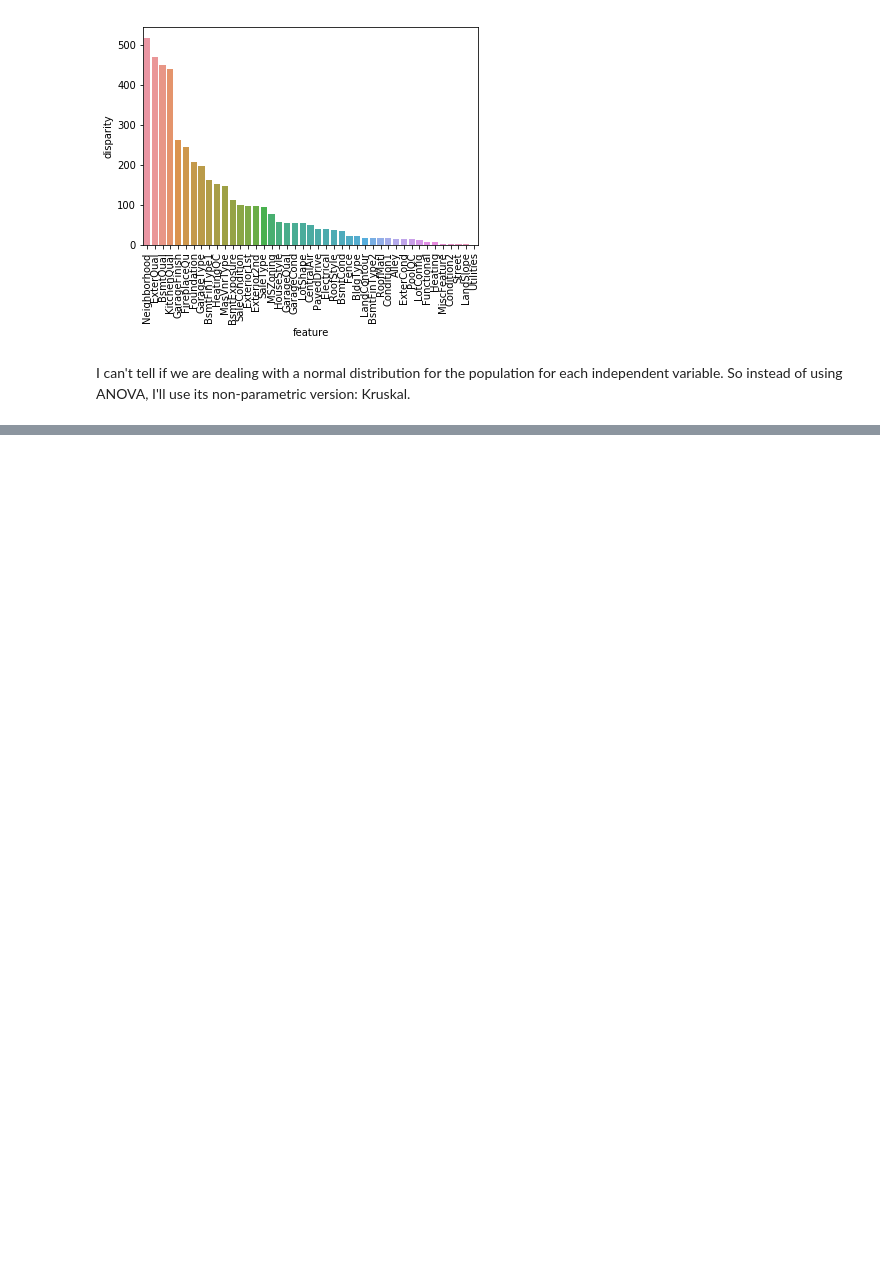
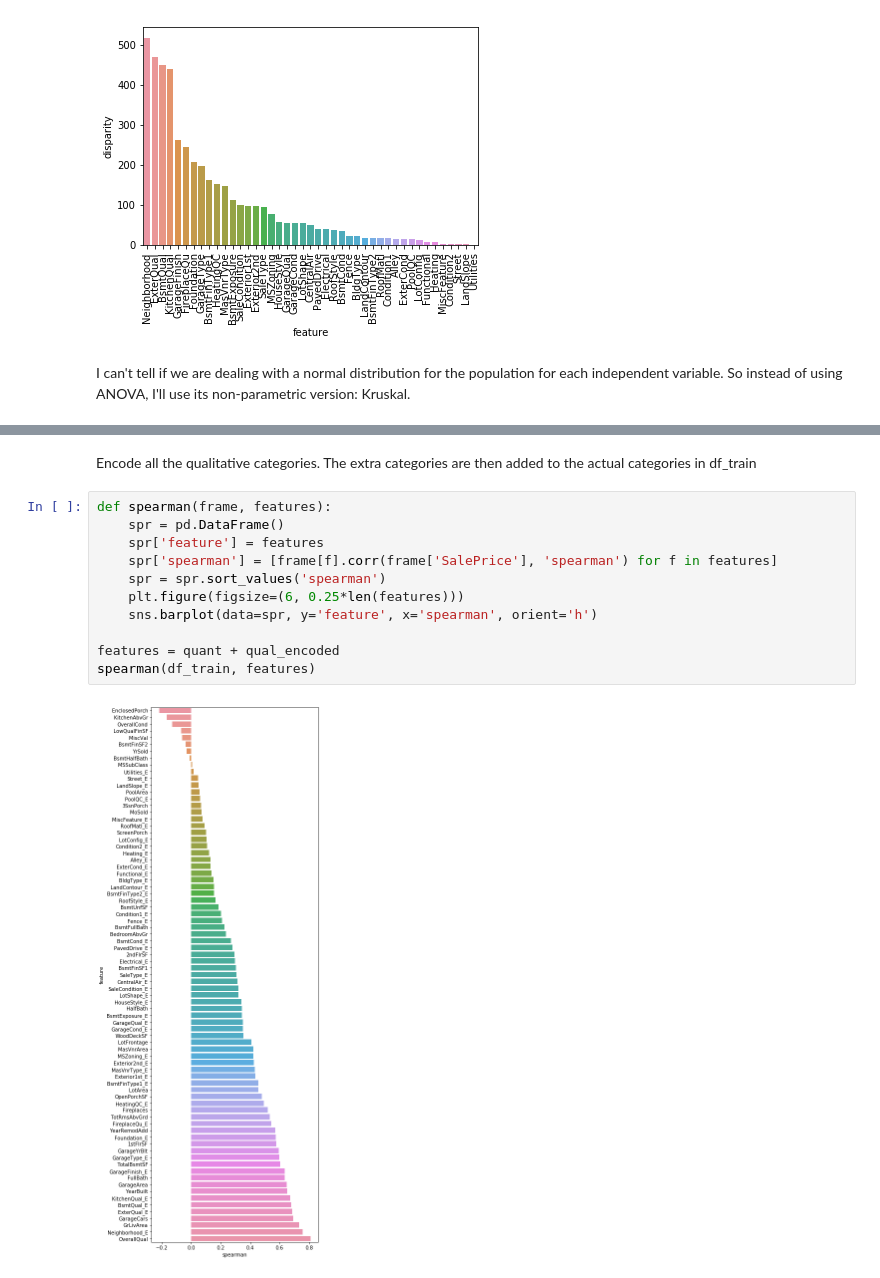
Before and after one commit to ronaldgao1234/House_Prices, a Jupyter notebook: EDA.ipynb, the cells around one changed output, grey strips where cells are left out. Drawn from its saved outputs; the diff is of its cells as text; blank space fills up the shorter version.

```diff
--- a/EDA.ipynb
+++ b/EDA.ipynb
@@ -230,0 +277,15 @@ I can't tell if we are dealing with a normal distribution for the population for
+# %% [markdown]
+Encode all the qualitative categories. The extra categories are then added to the actual categories in df_train
+# %%
+def spearman(frame, features):
+    spr = pd.DataFrame()
+    spr['feature'] = features
+    spr['spearman'] = [frame[f].corr(frame['SalePrice'], 'spearman') for f in features]
+    spr = spr.sort_values('spearman')
+    plt.figure(figsize=(6, 0.25*len(features)))
+    sns.barplot(data=spr, y='feature', x='spearman', orient='h')
+
+features = quant + qual_encoded
+spearman(df_train, features)
+# %% [output]
+[figure, added]
```
Also changed, not shown: parts of 20 cells of this notebook, 2 other files.
